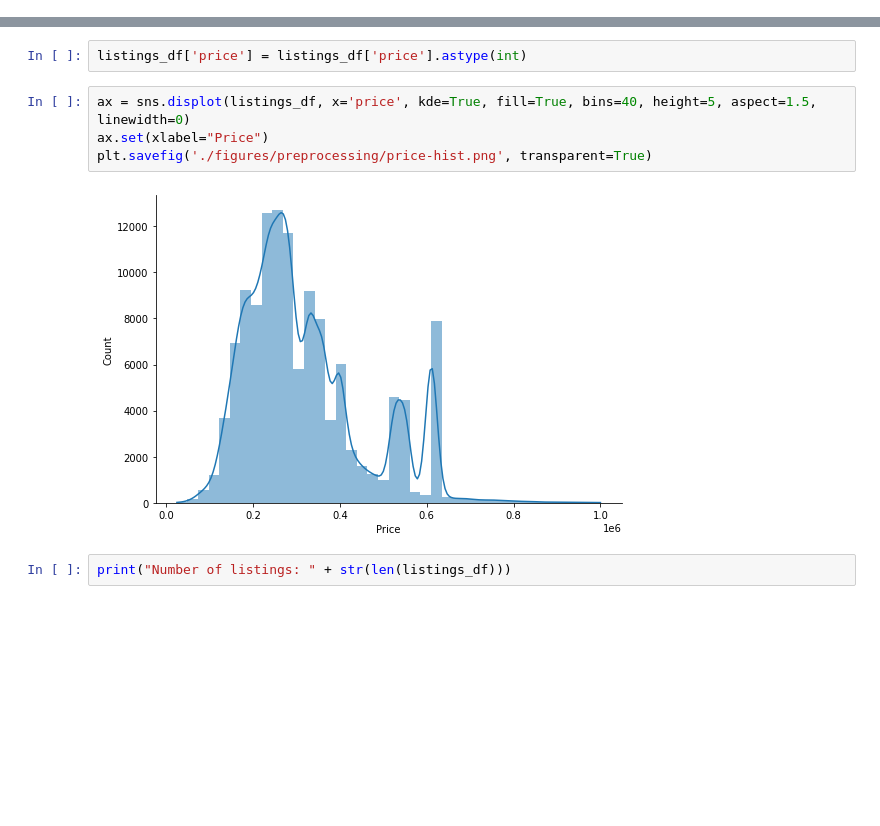
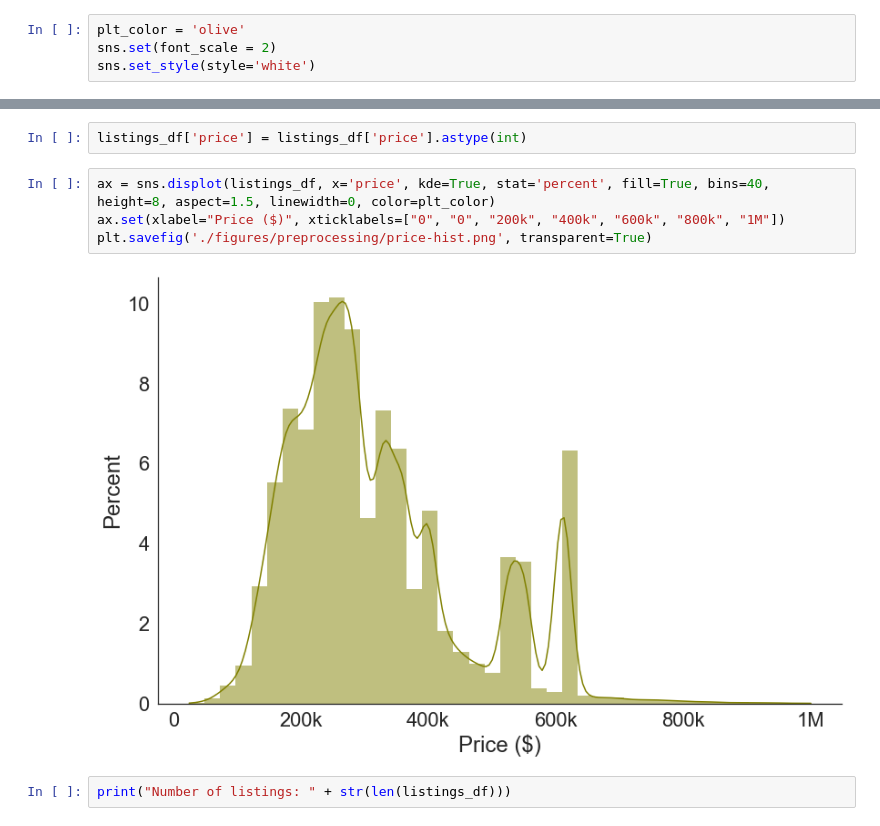
Before and after one commit to simkass/quebec-real-estate-analysis, a Jupyter notebook: notebooks/preprocessing.ipynb, the cells around one changed output, grey strips where cells are left out. Cells and saved outputs as stored; diff of their text form; blank space fills up the shorter version.

Commit message:
Preprocessing figures

```diff
--- a/notebooks/preprocessing.ipynb
+++ b/notebooks/preprocessing.ipynb
@@ -6,6 +6,10 @@ import pickle
 
 import seaborn as sns
 import matplotlib.pyplot as plt
+# %%
+plt_color = 'olive'
+sns.set(font_scale = 2)
+sns.set_style(style='white')
 # %% [markdown]
 ### Read Data
 # %%
@@ -236,11 +245,11 @@ listings_df = listings_df[listings_df['price'] <= max_price]
 # %%
 listings_df['price'] = listings_df['price'].astype(int)
 # %%
-ax = sns.displot(listings_df, x='price', kde=True, fill=True, bins=40, height=5, aspect=1.5, linewidth=0)
-ax.set(xlabel="Price")
+ax = sns.displot(listings_df, x='price', kde=True, stat='percent', fill=True, bins=40, height=8, aspect=1.5, linewidth=0, color=plt_color)
+ax.set(xlabel="Price ($)", xticklabels=["0", "0", "200k", "400k", "600k", "800k", "1M"])
 plt.savefig('./figures/preprocessing/price-hist.png', transparent=True)
 # %% [output]
-[figure, old version]
+[figure, new version]
 # %%
 print("Number of listings: " + str(len(listings_df)))
 # %% [output]
```
Also changed, not shown: parts of 5 cells of this notebook, 7 other files.
